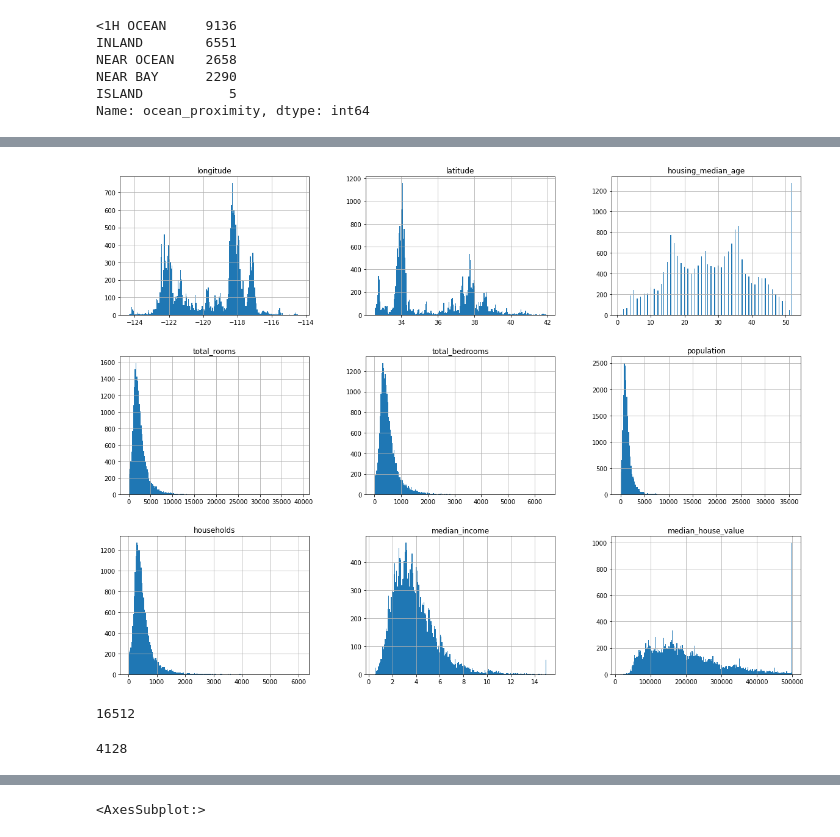
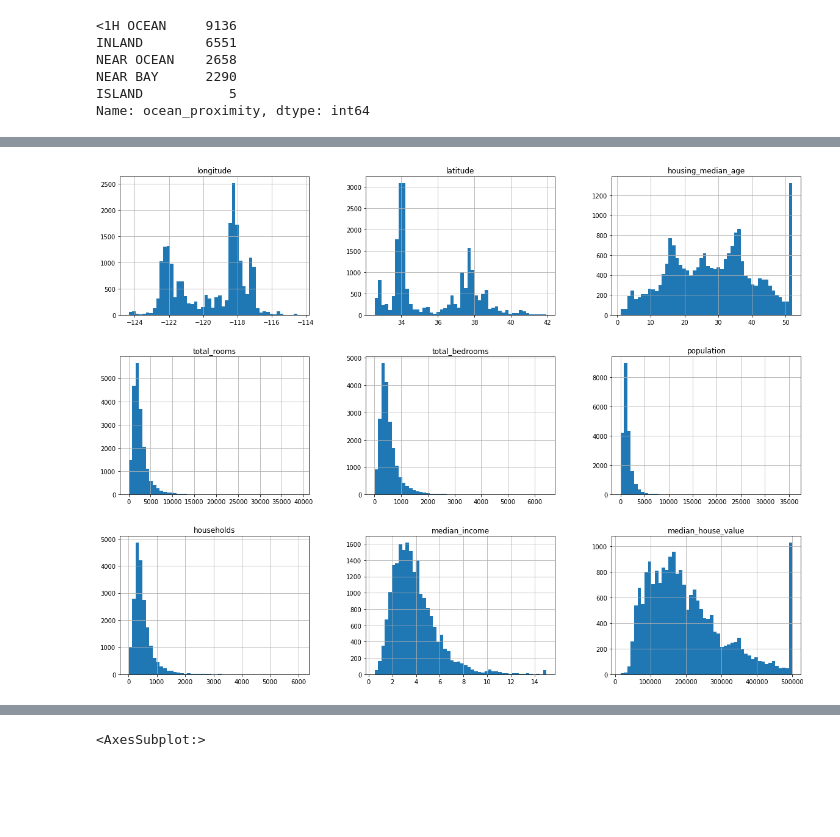
Before and after one commit to khmkarimhisham/Hands-On-Machine-Learning-Book, a Jupyter notebook: Chapter 02 End to end machine learning project.ipynb, the cells around one changed output, grey strips where cells are left out. Drawn from its saved outputs; the diff is of its cells as text; code cells hidden in the pictures; blank space fills up the shorter version.

```diff
--- a/Chapter 02 End to end machine learning project.ipynb
+++ b/Chapter 02 End to end machine learning project.ipynb
@@ -116,8 +130,10 @@ housing.describe()
 # %%
+import matplotlib.pyplot as plt
+
 %matplotlib inline
-# only in a Jupyter notebook
-import matplotlib.pyplot as plt
-housing.hist(bins=200, figsize=(20,15))
+
+housing.hist(bins=50, figsize=(20,15))
+
 plt.show()
 # %% [output]
-[figure, old version]
+[figure, new version]
@@ -132,10 +139,0 @@ def split_train_test(data, test_ratio):
-# %%
-train_set, test_set = split_train_test(housing, 0.2)
-
-len(train_set)
-# %% [output]
-16512
-# %%
-len(test_set)
-# %% [output]
-4128
```
Also changed, not shown: parts of 13 cells of this notebook.
